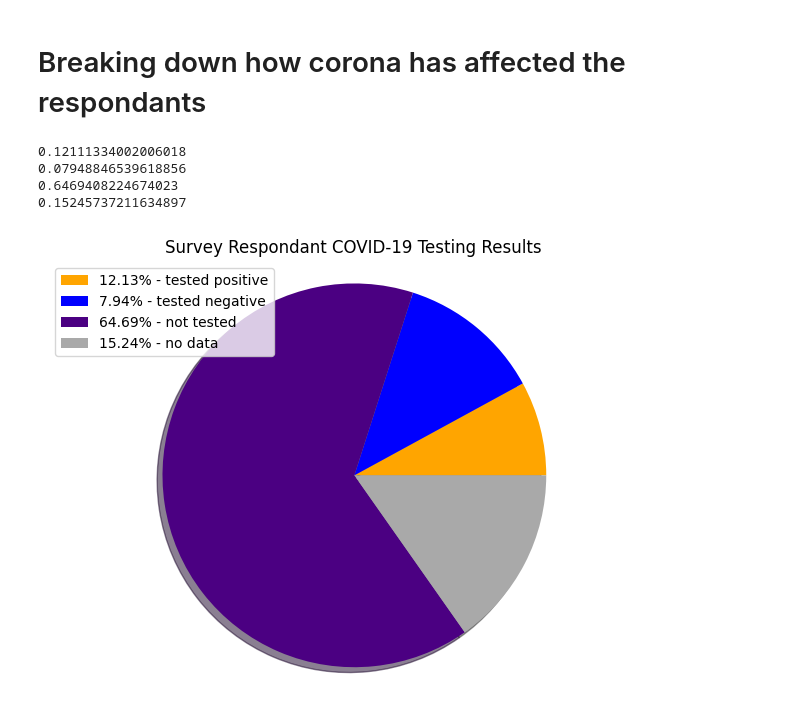
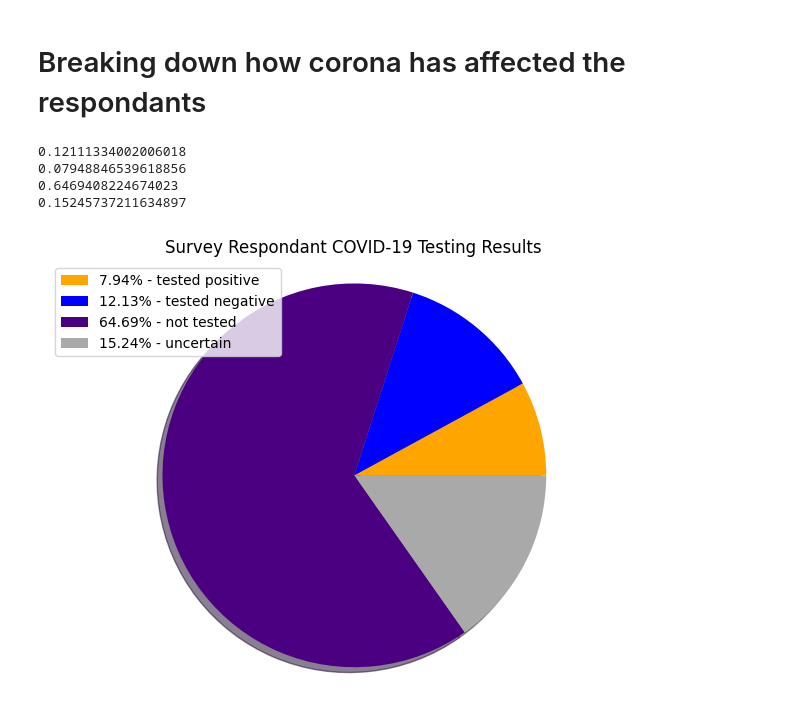
Before and after one commit to kylermintah/COVID-19-Africa, a Jupyter notebook: EDA.ipynb, the cells around one changed output. Drawn from its saved outputs; the diff is of its cells as text; code cells hidden in the pictures.

```diff
--- a/EDA.ipynb
+++ b/EDA.ipynb
@@ -424,32 +474,32 @@ pos_test = pos_corona_df.sum()/pos_corona_df.count()
 
 neg_corona_df = africa_df["Tested"]=="Yes - tested negative"
 neg_corona_df = neg_corona_df.astype(int)
 neg_test = neg_corona_df.sum()/neg_corona_df.count()
 
 no_test_corona_df = africa_df["Tested"]=="No"
 no_test_corona_df = no_test_corona_df.astype(int)
 no_test = no_test_corona_df.sum()/no_test_corona_df.count()
 
 no_data = 1 - no_test - pos_test - neg_test
 
 print(neg_test)
 print(pos_test)
 print(no_test)
 print(no_data)
 
 size_list = [pos_test, neg_test, no_test, no_data]
-label_list = ["12.13% - tested positive", "7.94% - tested negative", "64.69% - not tested", "15.24% - no data"]
+label_list = ["7.94% - tested positive", "12.13% - tested negative", "64.69% - not tested", "15.24% - uncertain"]
 
 colors = ['orange', 'blue', 'indigo', 'darkgrey']
 patches, texts = plt.pie(size_list, colors=colors, shadow=True, startangle=0)
 plt.legend(patches, label_list, loc="best")
 plt.axis('equal')
 plt.title('Survey Respondant COVID-19 Testing Results')
 plt.tight_layout()
 plt.show()
 # %% [output]
 0.12111334002006018
 0.07948846539618856
 0.6469408224674023
 0.15245737211634897
-[figure, old version]
+[figure, new version]
```
Also changed, not shown: parts of 27 cells of this notebook.
